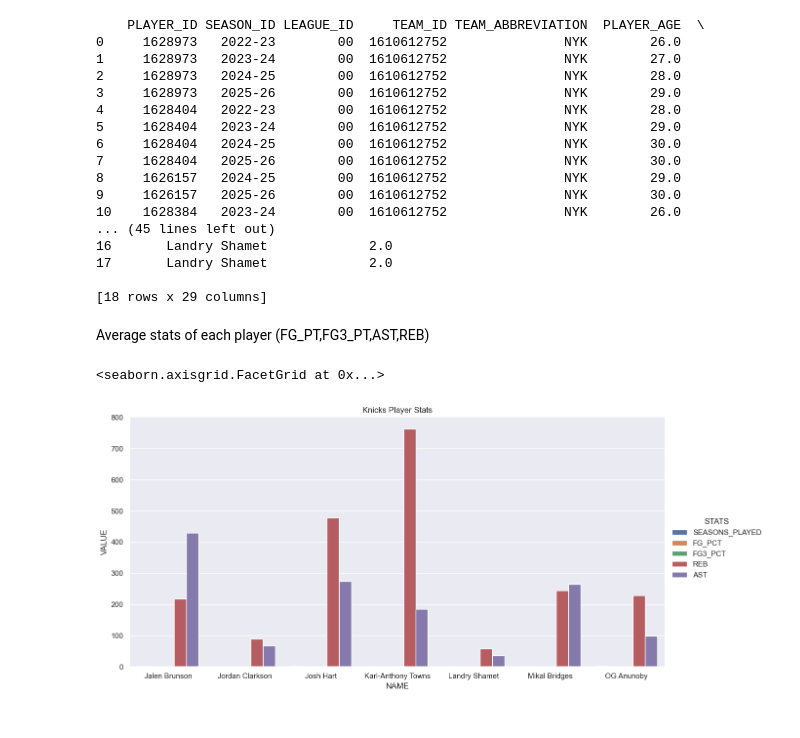
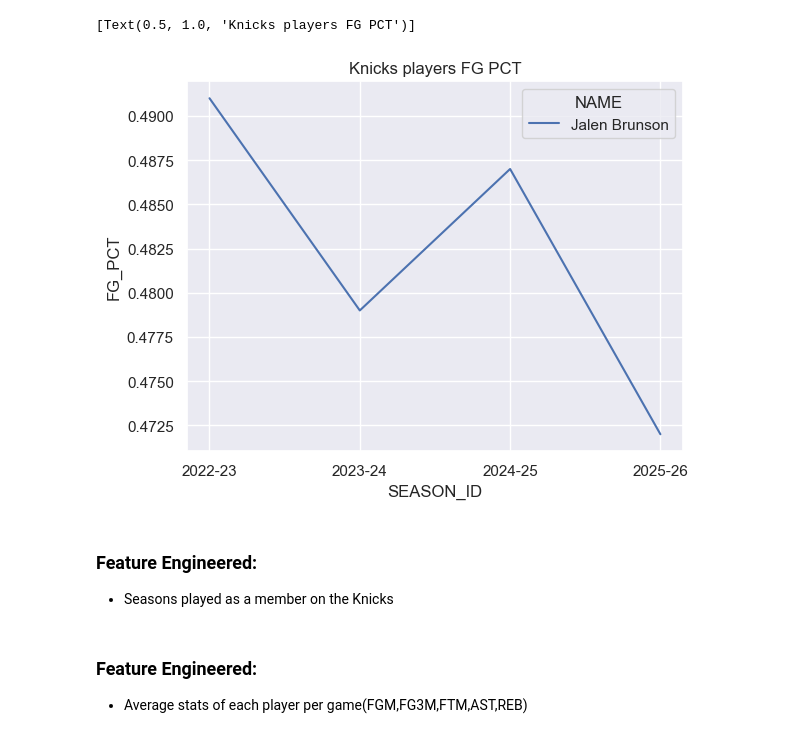
Before and after one commit to Denito37/NBA_project, a Jupyter notebook: dataEDA.ipynb, the cells around one changed output. Drawn from its saved outputs; the diff is of its cells as text; code cells hidden in the pictures.

```diff
--- a/dataEDA.ipynb
+++ b/dataEDA.ipynb
@@ -85,7 +109,9 @@ Knick players stats
 # %%
 # DATA
-knicks_player_id = [ knicks_players['id'].loc[knicks_players['full_name'] == player] for player in knicks_starting_lineup]
+knicks_player_id = [knicks_players['id'].loc[knicks_players['full_name'] == player] for player in knicks_active_players]
 knicks_player_id = [id.values[0] for id in knicks_player_id]
+
+id_to_name = dict(zip(knicks_player_id,knicks_active_players))
 # %%
 # EXTRACT
 Knicks_player_stats_df = pd.DataFrame()
@@ -145,57 +137,39 @@ sns.lineplot(
+# %%
+# VISUALIZE
+
+sns.lineplot(
+    data= Knicks_player_stats_df.loc[Knicks_player_stats_df['NAME'] == 'Jalen Brunson'],
+    x='SEASON_ID',
+    y='FG_PCT',
+    hue='NAME'
+).set(title = 'Knicks players FG PCT')
+# %% [output]
+[Text(0.5, 1.0, 'Knicks players FG PCT')]
+[figure, added]
+# %% [markdown]
+### Feature Engineered:
+- Seasons played as a member on the Knicks
 # %%
 #TRANSFORM
 for player_id, player_name in id_to_name.items():
     Knicks_player_stats_df.loc[Knicks_player_stats_df['PLAYER_ID'] == player_id, 'SEASONS_PLAYED'] = len(Knicks_player_stats_df.loc[Knicks_player_stats_df['PLAYER_ID'] == player_id])
-
-# VISUALIZE
-print(Knicks_player_stats_df)
-# %% [output]
-    PLAYER_ID SEASON_ID LEAGUE_ID     TEAM_ID TEAM_ABBREVIATION  PLAYER_AGE  \
-0     1628973   2022-23        00  1610612752               NYK        26.0
-1     1628973   2023-24        00  1610612752               NYK        27.0
-2     1628973   2024-25        00  1610612752               NYK        28.0
-3     1628973   2025-26        00  1610612752               NYK        29.0
-4     1628404   2022-23        00  1610612752               NYK        28.0
-5     1628404   2023-24        00  1610612752               NYK        29.0
-6     1628404   2024-25        00  1610612752               NYK        30.0
-7     1628404   2025-26        00  1610612752               NYK        30.0
-8     1626157   2024-25        00  1610612752               NYK        29.0
-9     1626157   2025-26        00  1610612752               NYK        30.0
-10    1628384   2023-24        00  1610612752               NYK        26.0
-... (45 lines left out)
-16       Landry Shamet             2.0
-17       Landry Shamet             2.0
-
-[18 rows x 29 columns]
 # %% [markdown]
-Average stats of each player (FG_PT,FG3_PT,AST,REB)
+### Feature Engineered:
+- Average stats of each player per game(FGM,FG3M,FTM,AST,REB)
 # %%
+# TRANSFORM
+avg_stats_columns = ['NAME','SEASONS_PLAYED','POINTS_PG','REB_PG','AST_PG']
+Knicks_player_stats_df['FGMA'] = (Knicks_player_stats_df['FGM']/Knicks_player_stats_df['GP']) * 2
+Knicks_player_stats_df['FG3MA'] = (Knicks_player_stats_df['FG3M']/Knicks_player_stats_df['GP']) * 3
+Knicks_player_stats_df['FTMA'] = Knicks_player_stats_df['FTM']/Knicks_player_stats_df['GP']
+Knicks_player_stats_df['POINTS_PG'] = Knicks_player_stats_df['FG3MA'] + Knicks_player_stats_df['FGMA'] + Knicks_player_stats_df['FTMA']
+Knicks_player_stats_df['REB_PG'] = Knicks_player_stats_df['REB']/Knicks_player_stats_df['GP']
+Knicks_player_stats_df['AST_PG'] = Knicks_player_stats_df['AST']/Knicks_player_stats_df['GP']
 
-# TRANSFORM
-avg_stats_columns = ['NAME','SEASONS_PLAYED','FG_PCT','FG3_PCT','REB','AST']
 knicks_player_stats_avg_df = Knicks_player_stats_df.groupby('NAME',as_index=False).agg({
     'SEASONS_PLAYED':'mean',
-    'FG_PCT': 'mean',
-    'FG3_PCT':'mean',
-    'REB':'mean',
-    'AST':'mean'
+    'REB_PG':'mean',
+    'AST_PG':'mean',
+    'POINTS_PG': 'mean',
 })
-knicks_player_stats_avg_df_long = knicks_player_stats_avg_df[avg_stats_columns].melt(
-    id_vars='NAME',
-    var_name='STATS',
-    value_name='VALUE'
-)
-
-#VISUALIZE
-sns.catplot(
-    data=knicks_player_stats_avg_df_long,
-    kind='bar',
-    x='NAME',
-    y='VALUE',
-    hue='STATS',
-    height= 6,
-    aspect= 2
-).set(title='Knicks Player Stats')
+knicks_player_stats_avg_df = knicks_player_stats_avg_df.sort_values(by='POINTS_PG', ascending=False)
-# %% [output]
-<seaborn.axisgrid.FacetGrid at 0x...>
-[figure, removed]
```
Also changed, not shown: parts of 21 cells of this notebook.
